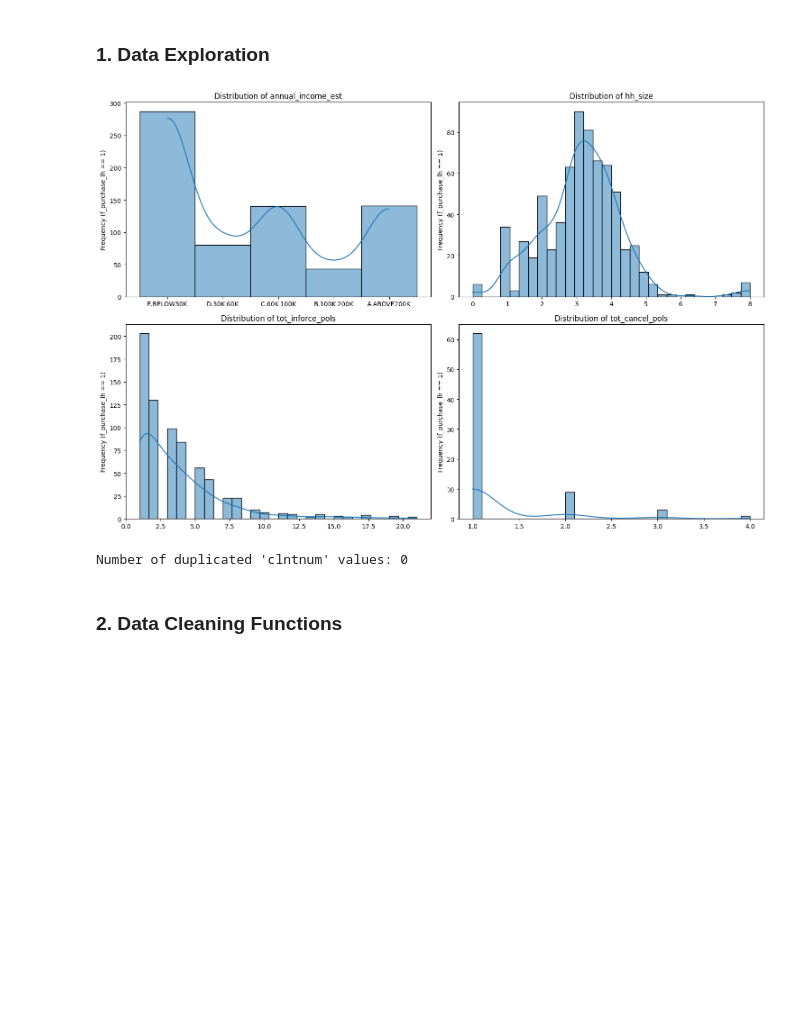
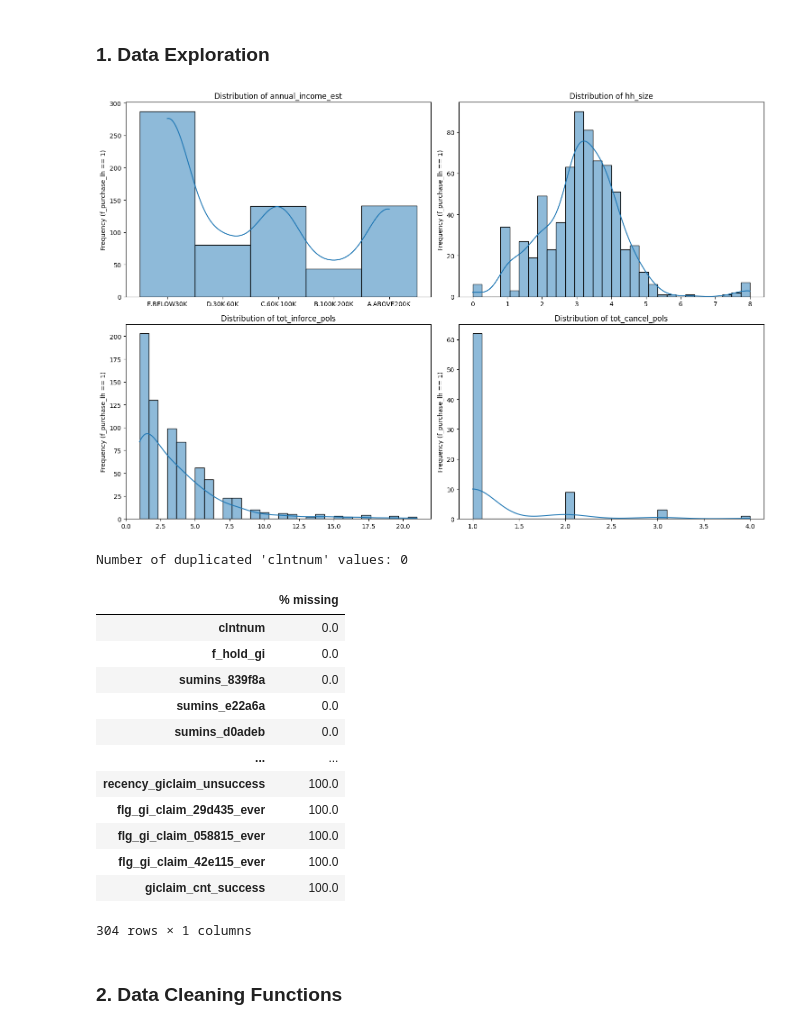
Before and after one commit to kayeugenia/NUS-SDS-Datathon-Singlife-NUS243, a Jupyter notebook: NUS_DATATHON_SINGLIFE_NUS243.ipynb, the cells around one changed output. Drawn from its saved outputs; the diff is of its cells as text; code cells hidden in the pictures; blank space fills up the shorter version.

```diff
--- a/NUS_DATATHON_SINGLIFE_NUS243.ipynb
+++ b/NUS_DATATHON_SINGLIFE_NUS243.ipynb
@@ -55,33 +59,54 @@ def data_exploration_quadrants(dataframe, target_column, continuous_columns):
         quadrant = i % 4
 
         # Sorting categories lexicographically for 'annual_income_est'
         if col == 'annual_income_est':
             sorted_categories = sorted(filtered_df[col].dropna().unique(), reverse=True)
             filtered_df[col] = pd.Categorical(filtered_df[col], categories=sorted_categories, ordered=True)
 
         # Plotting histograms for continuous columns in the corresponding quadrant
         sns.histplot(filtered_df[col], bins=30, kde=True, ax=axes[quadrant])
         axes[quadrant].set_title(f'Distribution of {col}')
         axes[quadrant].set_xlabel('')
         axes[quadrant].set_ylabel(f'Frequency ({target_column} == 1)')
 
     # Adjust layout and show the plot
     plt.tight_layout()
     plt.show()
 
 continuous_cols = ['annual_income_est', 'hh_size', 'tot_inforce_pols', 'tot_cancel_pols']
 data_exploration_quadrants(df, 'f_purchase_lh', continuous_cols)
 
 #flg_latest_being_lapse, flg_latest_being_cancel, tot_inforce_pols do not have missing values
 empty_val_check = df[['flg_latest_being_lapse','flg_latest_being_cancel','tot_inforce_pols']]
 empty_val_check.isna().sum().sum()
 
 # Check for duplicated rows
 duplicated_clntnum_count = df['clntnum'].duplicated(keep=False).sum()
 print(f"Number of duplicated 'clntnum' values: {duplicated_clntnum_count}")
+
+# Check for percentages of missing values in each column
+missing_vals = df.isna().sum() * 100 / len(df)
+missing_vals.sort_values(inplace=True)
+
+# table of percentages of missing values
+missing_vals_df = pd.DataFrame(missing_vals, columns=['% missing'])
+missing_vals_df
 # %% [output]
 [figure]
 Number of duplicated 'clntnum' values: 0
+|  | % missing |
+| clntnum | 0.0 |
+| f_hold_gi | 0.0 |
+| sumins_839f8a | 0.0 |
+| sumins_e22a6a | 0.0 |
+| sumins_d0adeb | 0.0 |
+| ... | ... |
+| recency_giclaim_unsuccess | 100.0 |
+| flg_gi_claim_29d435_ever | 100.0 |
+| flg_gi_claim_058815_ever | 100.0 |
+| flg_gi_claim_42e115_ever | 100.0 |
+| giclaim_cnt_success | 100.0 |
+304 rows × 1 columns
 # %%
 # Old Codes for reference
 # # Filtering the DataFrame where 'f_purchase_lh' equals 1
```
Also changed, not shown: parts of 14 cells of this notebook.
